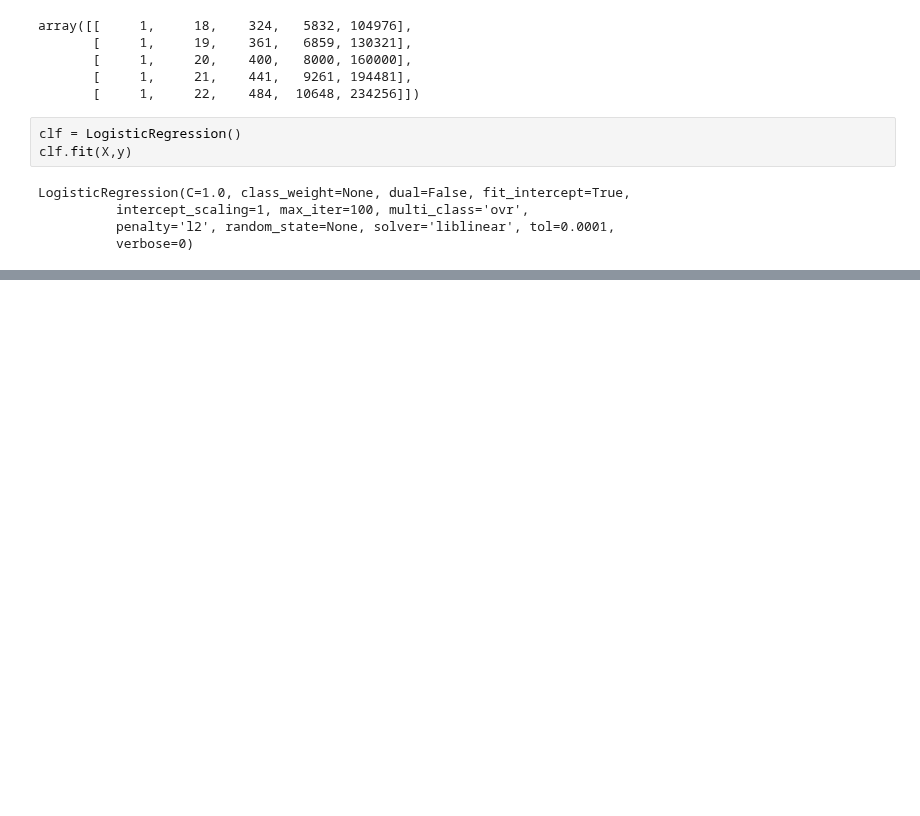
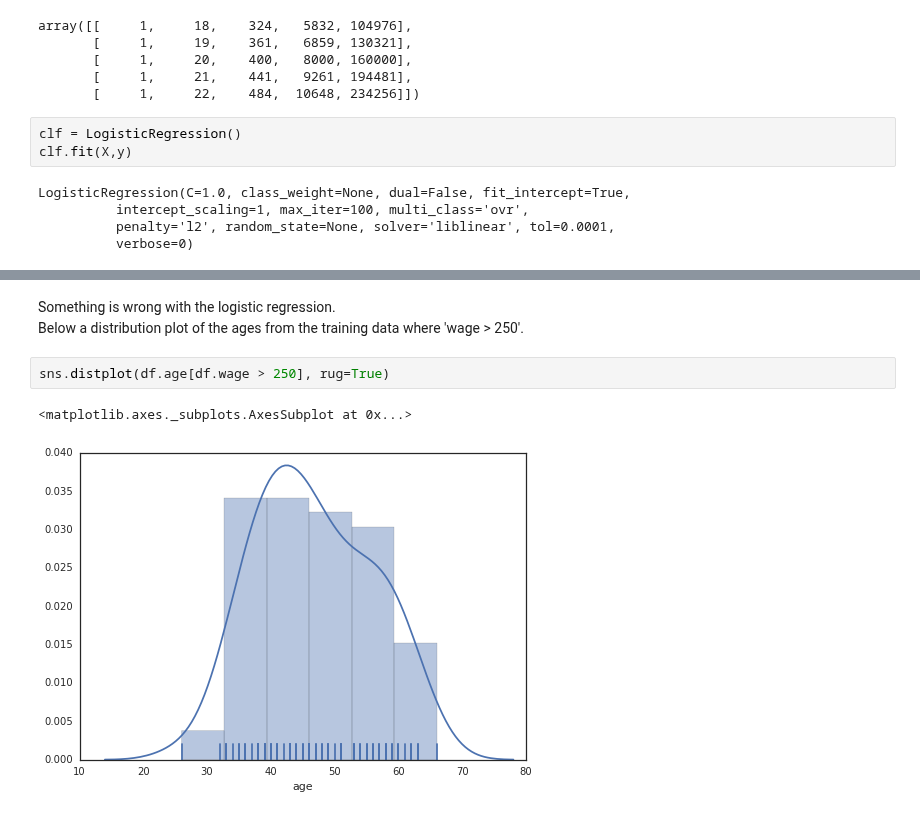
Before and after one commit to JWarmenhoven/ISLR-python, a Jupyter notebook: Chapter 7.ipynb, the cells around one changed output, grey strips where cells are left out. Saved outputs shown, nothing was run; the diff lists cells and outputs as text; blank space fills up the shorter version.

```diff
--- a/Chapter 7.ipynb
+++ b/Chapter 7.ipynb
@@ -114,0 +118,8 @@ ax2.set_ylabel('Pr(wage>250|age)')
+# %% [markdown]
+Something is wrong with the logistic regression.<BR>
+Below a distribution plot of the ages from the training data where 'wage > 250'.
+# %%
+sns.distplot(df.age[df.wage > 250], rug=True)
+# %% [output]
+<matplotlib.axes._subplots.AxesSubplot at 0x...>
+[figure, added]
```
Also changed, not shown: parts of 4 cells of this notebook.
